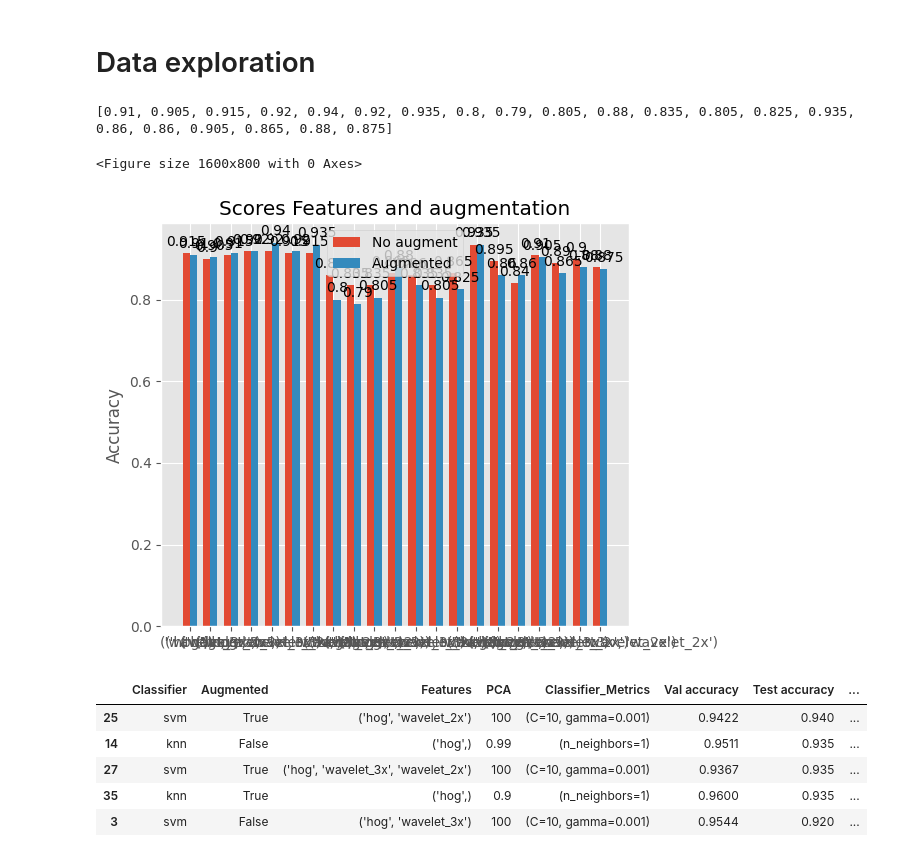
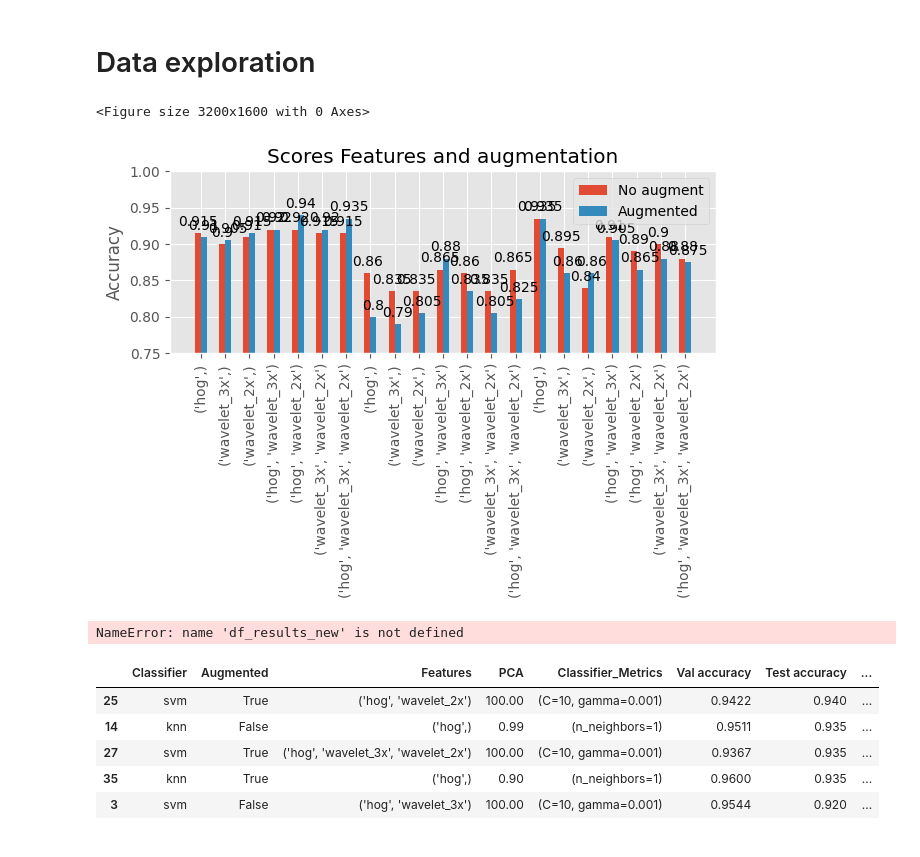
Before and after one commit to tobyloby12/AMLS-assignment, a Jupyter notebook: Task A/main.ipynb, the cells around one changed output. Saved outputs shown, nothing was run; the diff lists cells and outputs as text; code cells hidden in the pictures.

Commit message:
adding data visualisations

```diff
--- a/Task A/main.ipynb
+++ b/Task A/main.ipynb
@@ -487,5 +489,5 @@ for aug in augment:
 # %%
-df_results = pd.read_csv(path + '/results5.csv')
+df_results = pd.read_csv(path + '/Task A/results5.csv')
 # %%
 df_results_top_5 = df_results.nlargest(5, ['Test accuracy']).sort_values('Test accuracy', ascending=False)
 df_results_top_5
@@ -501,35 +503,37 @@ df_results_top_5
 # %%
 labels = df_results[df_results['Augmented'] == False]['Features'].tolist()
 no_aug = df_results[df_results['Augmented'] == False]
 aug = df_results[df_results['Augmented'] == True]
 
-x = np.arange(len(labels))  # the label locations
-width = 0.35  # the width of the bars
+x = np.arange(len(labels))*4  # the label locations
+width = 1  # the width of the bars
 plt.style.use('ggplot')
-plt.figure(figsize=(16, 8))
+plt.figure(figsize=(32, 16))
 fig, ax = plt.subplots()
 rects1 = ax.bar(x - width/2, no_aug['Test accuracy'].to_list(), width, label='No augment')
 rects2 = ax.bar(x + width/2, aug['Test accuracy'].to_list(), width, label='Augmented')
 
 # Add some text for labels, title and custom x-axis tick labels, etc.
 ax.set_ylabel('Accuracy')
 ax.set_title('Scores Features and augmentation')
-ax.set_xticks(x, labels)
+ax.set_xticks(x, labels, rotation=90)
+ax.set_ylim(0.75, 1)
 ax.legend()
 
 ax.bar_label(rects1, padding=3)
 ax.bar_label(rects2, padding=3)
 
 fig.tight_layout()
 
 plt.show()
 # %% [output]
-[0.91, 0.905, 0.915, 0.92, 0.94, 0.92, 0.935, 0.8, 0.79, 0.805, 0.88, 0.835, 0.805, 0.825, 0.935, 0.86, 0.86, 0.905, 0.865, 0.88, 0.875]
+<Figure size 3200x1600 with 0 Axes>
-<Figure size 1600x800 with 0 Axes>
-[figure, old version]
+[figure, new version]
 # %%
 df_results_new = df_results.assign(PCA = lambda x: x['PCA'].str.extract('(\d+.\d+|\d+)'))
 df_results_new[['Val accuracy', 'Test accuracy', 'f1 no_tumor', 'f1 tumor']] = df_results_new[['Val accuracy', 'Test accuracy', 'f1 no_tumor', 'f1 tumor']].round(decimals = 4)
 df_results_new = df_results_new.assign(Classifier_Metrics = lambda x: x['Classifier_Metrics'].str.extract(r'(\(.*)'))
 # %%
 df_results_new.to_csv(path + '/Task A/results_binary.csv', index=False)
+# %% [output]
+NameError: name 'df_results_new' is not defined
@@ -536,10 +542,10 @@ df_results_new.to_csv(path + '/Task A/results_binary.csv', index=False)
 # %%
-df_results_top_5 = df_results_new.nlargest(5, ['Test accuracy']).sort_values('Test accuracy', ascending=False)
+df_results_top_5 = df_results.nlargest(5, ['Test accuracy']).sort_values('Test accuracy', ascending=False)
 df_results_top_5
 # %% [output]
 |  | Classifier | Augmented | Features | PCA | Classifier_Metrics | Val accuracy | Test accuracy | ... |
-| 25 | svm | True | ('hog', 'wavelet_2x') | 100 | (C=10, gamma=0.001) | 0.9422 | 0.940 | ... |
+| 25 | svm | True | ('hog', 'wavelet_2x') | 100.00 | (C=10, gamma=0.001) | 0.9422 | 0.940 | ... |
 | 14 | knn | False | ('hog',) | 0.99 | (n_neighbors=1) | 0.9511 | 0.935 | ... |
-| 27 | svm | True | ('hog', 'wavelet_3x', 'wavelet_2x') | 100 | (C=10, gamma=0.001) | 0.9367 | 0.935 | ... |
-| 35 | knn | True | ('hog',) | 0.9 | (n_neighbors=1) | 0.9600 | 0.935 | ... |
-| 3 | svm | False | ('hog', 'wavelet_3x') | 100 | (C=10, gamma=0.001) | 0.9544 | 0.920 | ... |
+| 27 | svm | True | ('hog', 'wavelet_3x', 'wavelet_2x') | 100.00 | (C=10, gamma=0.001) | 0.9367 | 0.935 | ... |
+| 35 | knn | True | ('hog',) | 0.90 | (n_neighbors=1) | 0.9600 | 0.935 | ... |
+| 3 | svm | False | ('hog', 'wavelet_3x') | 100.00 | (C=10, gamma=0.001) | 0.9544 | 0.920 | ... |
```
Also changed, not shown: parts of 7 cells of this notebook, 3 other files.
